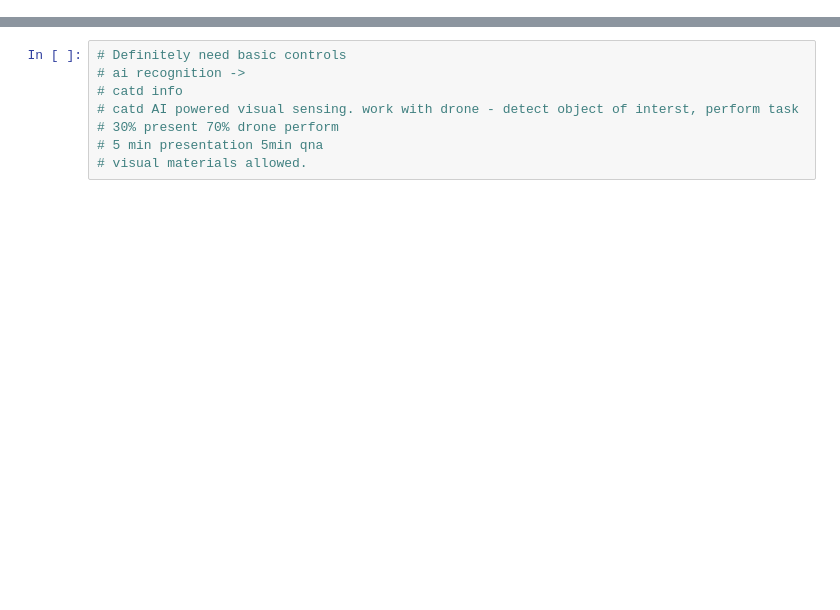
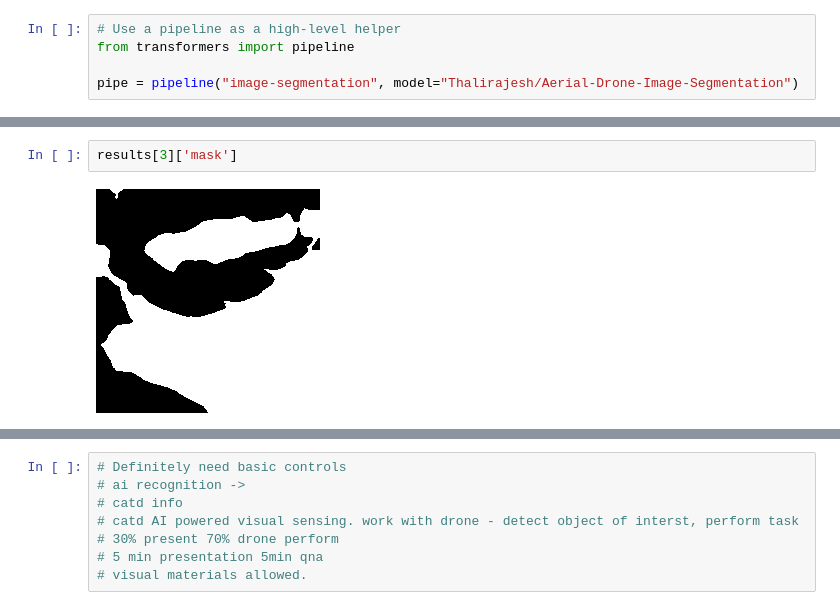
Before and after one commit to picokatx/drone_odessey, a Jupyter notebook: run.ipynb, the cells around one changed output, grey strips where cells are left out. Drawn from its saved outputs; the diff is of its cells as text; blank space fills up the shorter version.

Commit message:
segmentation scaffolding

```diff
--- a/run.ipynb
+++ b/run.ipynb
@@ -0,0 +3,5 @@
+# %%
+# Use a pipeline as a high-level helper
+from transformers import pipeline
+
+pipe = pipeline("image-segmentation", model="Thalirajesh/Aerial-Drone-Image-Segmentation")
@@ -0,0 +37,4 @@
+# %%
+results[3]['mask']
+# %% [output]
+[figure, added]
```
Also changed, not shown: parts of 7 cells of this notebook.
